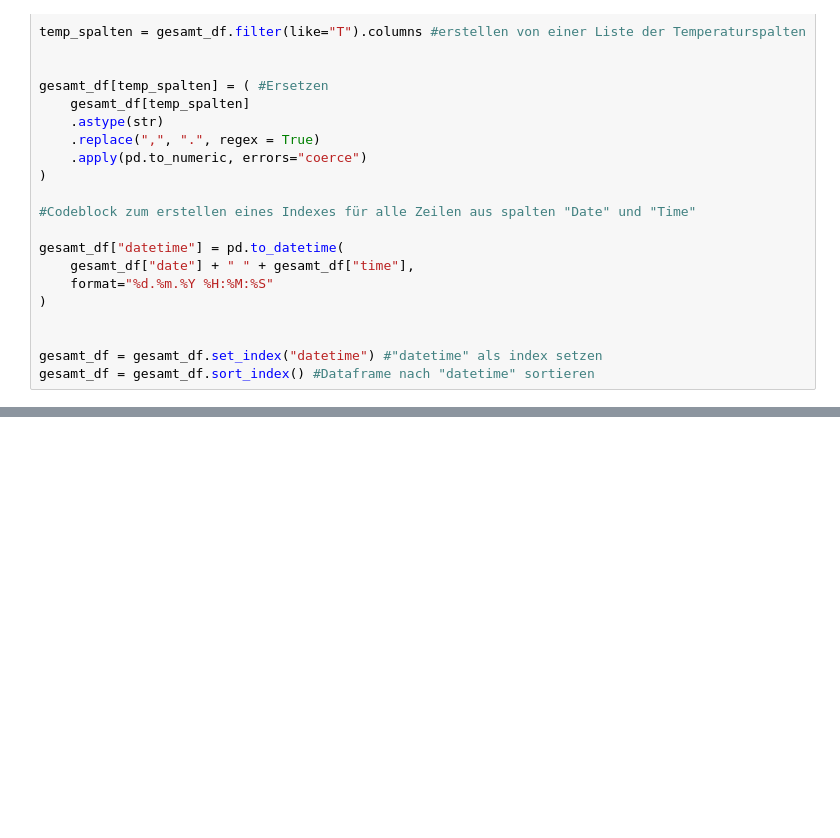
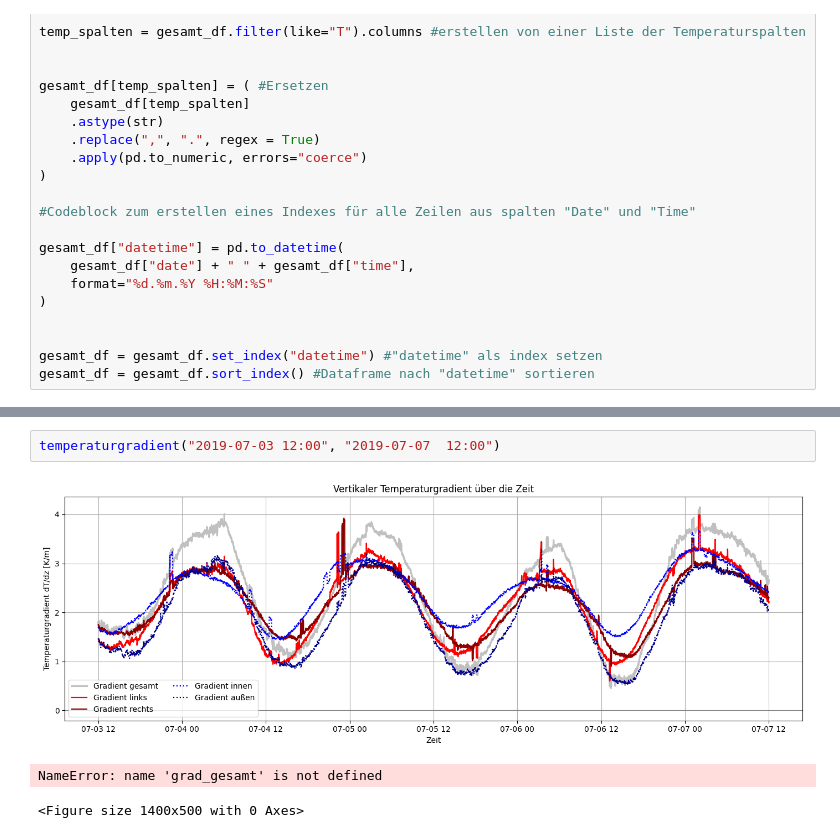
Before and after one commit to NeugebauerLukas/Bauwerksmonitoring_HA, a Jupyter notebook: Hausaufgabe_neu.ipynb, the cells around one changed output, grey strips where cells are left out. Saved outputs shown, nothing was run; the diff lists cells and outputs as text; blank space fills up the shorter version.

```diff
--- a/Hausaufgabe_neu.ipynb
+++ b/Hausaufgabe_neu.ipynb
@@ -583,0 +550,6 @@ k   = 1.85
+# %%
+temperaturgradient("2019-07-03 12:00", "2019-07-07  12:00")
+# %% [output]
+[figure, added]
+NameError: name 'grad_gesamt' is not defined
+<Figure size 1400x500 with 0 Axes>
```
Also changed, not shown: parts of 14 cells of this notebook.
